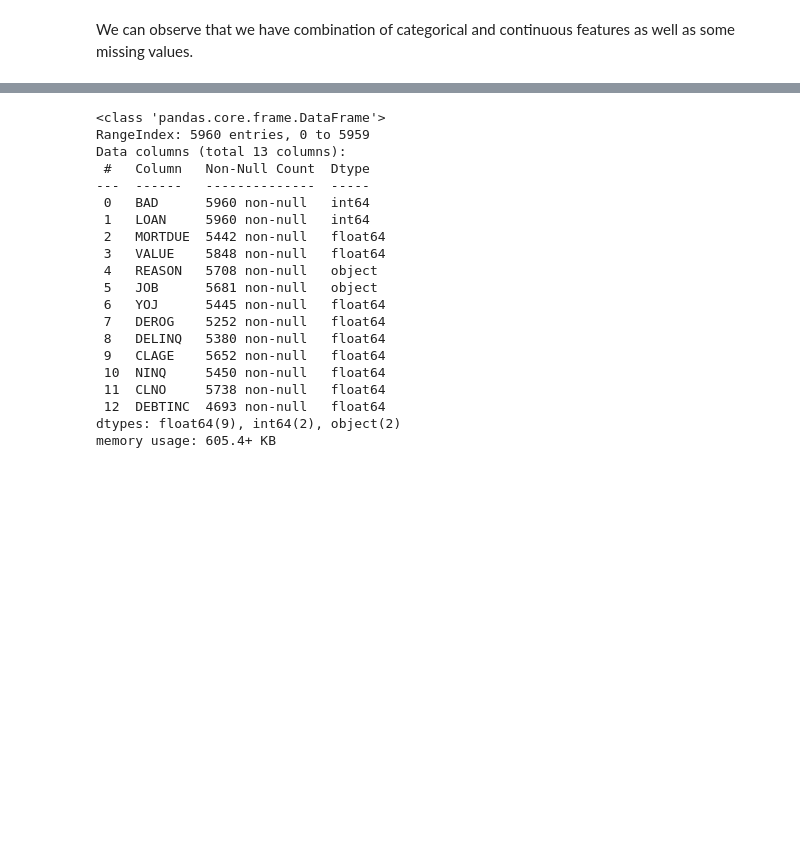
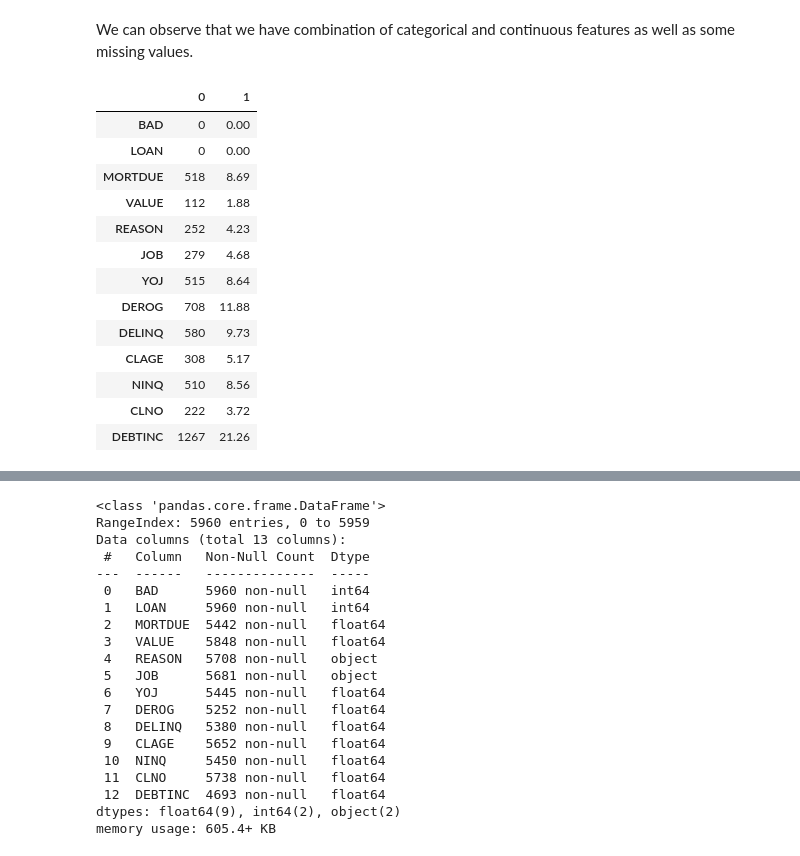
Before and after one commit to petr-ngn/thesis, a Jupyter notebook: Masters_Thesis.ipynb, the cells around one changed output, grey strips where cells are left out. Cells and saved outputs as stored; diff of their text form; code cells hidden in the pictures; blank space fills up the shorter version.

```diff
--- a/Masters_Thesis.ipynb
+++ b/Masters_Thesis.ipynb
@@ -75,4 +74,4 @@ validation_size = test_size/(1 - test_size)
 # %% [markdown]
 Reading data
 # %%
-data = pd.read_csv("./data/raw_data.csv")
+data = pd.read_csv("../FFU_VSE_Masters_Thesis_ML_Credit_Risk_Modelling/data/raw_data.csv")
@@ -98,3 +95,20 @@ data
 5960 rows × 13 columns
 # %% [markdown]
 We can observe that we have combination of categorical and continuous features as well as some missing values.
+# %%
+pd.concat((data.isna().sum(), round(data.isna().sum() / data.shape[0] *100 , 2)), axis = 1)
+# %% [output]
+|  | 0 | 1 |
+| BAD | 0 | 0.00 |
+| LOAN | 0 | 0.00 |
+| MORTDUE | 518 | 8.69 |
+| VALUE | 112 | 1.88 |
+| REASON | 252 | 4.23 |
+| JOB | 279 | 4.68 |
+| YOJ | 515 | 8.64 |
+| DEROG | 708 | 11.88 |
+| DELINQ | 580 | 9.73 |
+| CLAGE | 308 | 5.17 |
+| NINQ | 510 | 8.56 |
+| CLNO | 222 | 3.72 |
+| DEBTINC | 1267 | 21.26 |
```
Also changed, not shown: parts of 3 cells of this notebook, 19 other files.
